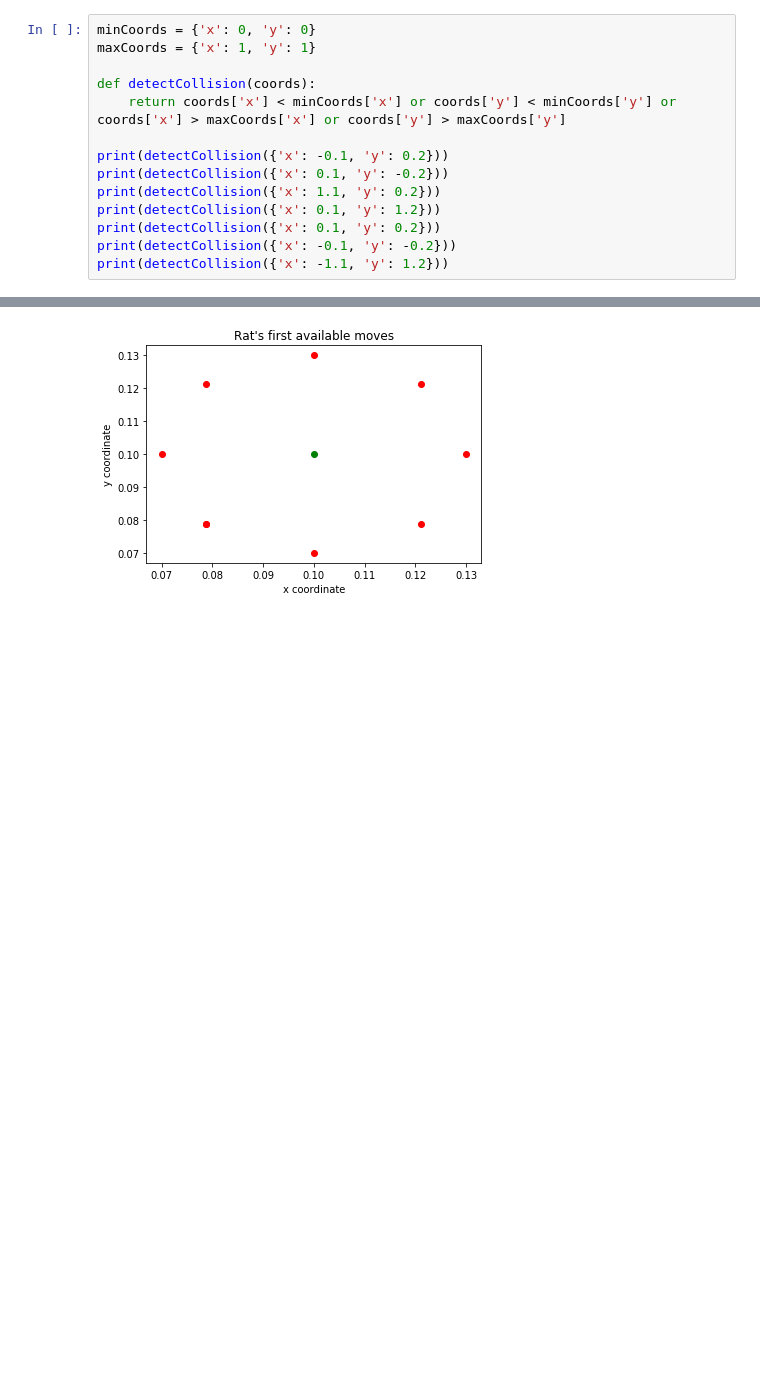
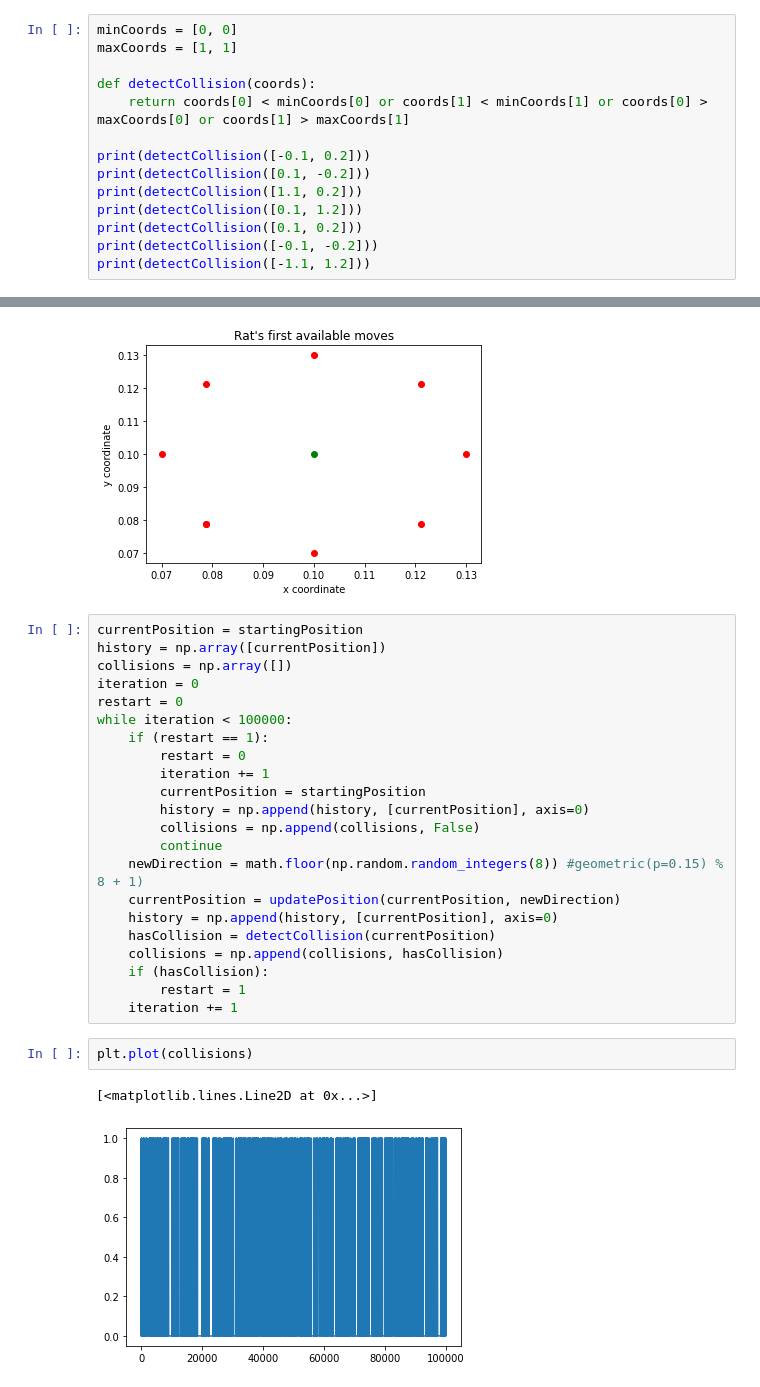
Before and after one commit to michaelhobbs/sarsa, a Jupyter notebook: sarsa.ipynb, the cells around one changed output, grey strips where cells are left out. Drawn from its saved outputs; the diff is of its cells as text; blank space fills up the shorter version.

```diff
--- a/sarsa.ipynb
+++ b/sarsa.ipynb
@@ -16,17 +16,17 @@ print(direction)
 # %%
-minCoords = {'x': 0, 'y': 0}
-maxCoords = {'x': 1, 'y': 1}
+minCoords = [0, 0]
+maxCoords = [1, 1]
 
 def detectCollision(coords):
-    return coords['x'] < minCoords['x'] or coords['y'] < minCoords['y'] or coords['x'] > maxCoords['x'] or coords['y'] > maxCoords['y']
+    return coords[0] < minCoords[0] or coords[1] < minCoords[1] or coords[0] > maxCoords[0] or coords[1] > maxCoords[1]
 
-print(detectCollision({'x': -0.1, 'y': 0.2}))
-print(detectCollision({'x': 0.1, 'y': -0.2}))
-print(detectCollision({'x': 1.1, 'y': 0.2}))
-print(detectCollision({'x': 0.1, 'y': 1.2}))
-print(detectCollision({'x': 0.1, 'y': 0.2}))
-print(detectCollision({'x': -0.1, 'y': -0.2}))
-print(detectCollision({'x': -1.1, 'y': 1.2}))
+print(detectCollision([-0.1, 0.2]))
+print(detectCollision([0.1, -0.2]))
+print(detectCollision([1.1, 0.2]))
+print(detectCollision([0.1, 1.2]))
+print(detectCollision([0.1, 0.2]))
+print(detectCollision([-0.1, -0.2]))
+print(detectCollision([-1.1, 1.2]))
 # %% [output]
 True
 True
@@ -75,3 +75,30 @@ plt.show()
  [0.07      0.1      ]
  [0.0787868 0.0787868]]
 [figure]
+# %%
+currentPosition = startingPosition
+history = np.array([currentPosition])
+collisions = np.array([])
+iteration = 0
+restart = 0
+while iteration < 100000:
+    if (restart == 1):
+        restart = 0
+        iteration += 1
+        currentPosition = startingPosition
+        history = np.append(history, [currentPosition], axis=0)
+        collisions = np.append(collisions, False)
+        continue
+    newDirection = math.floor(np.random.random_integers(8)) #geometric(p=0.15) % 8 + 1)
+    currentPosition = updatePosition(currentPosition, newDirection)
+    history = np.append(history, [currentPosition], axis=0)
+    hasCollision = detectCollision(currentPosition)
+    collisions = np.append(collisions, hasCollision)
+    if (hasCollision):
+        restart = 1
+    iteration += 1
+# %%
+plt.plot(collisions)
+# %% [output]
+[<matplotlib.lines.Line2D at 0x...>]
+[figure, added]
```
Also changed, not shown: parts of 6 cells of this notebook, 1 other file.
